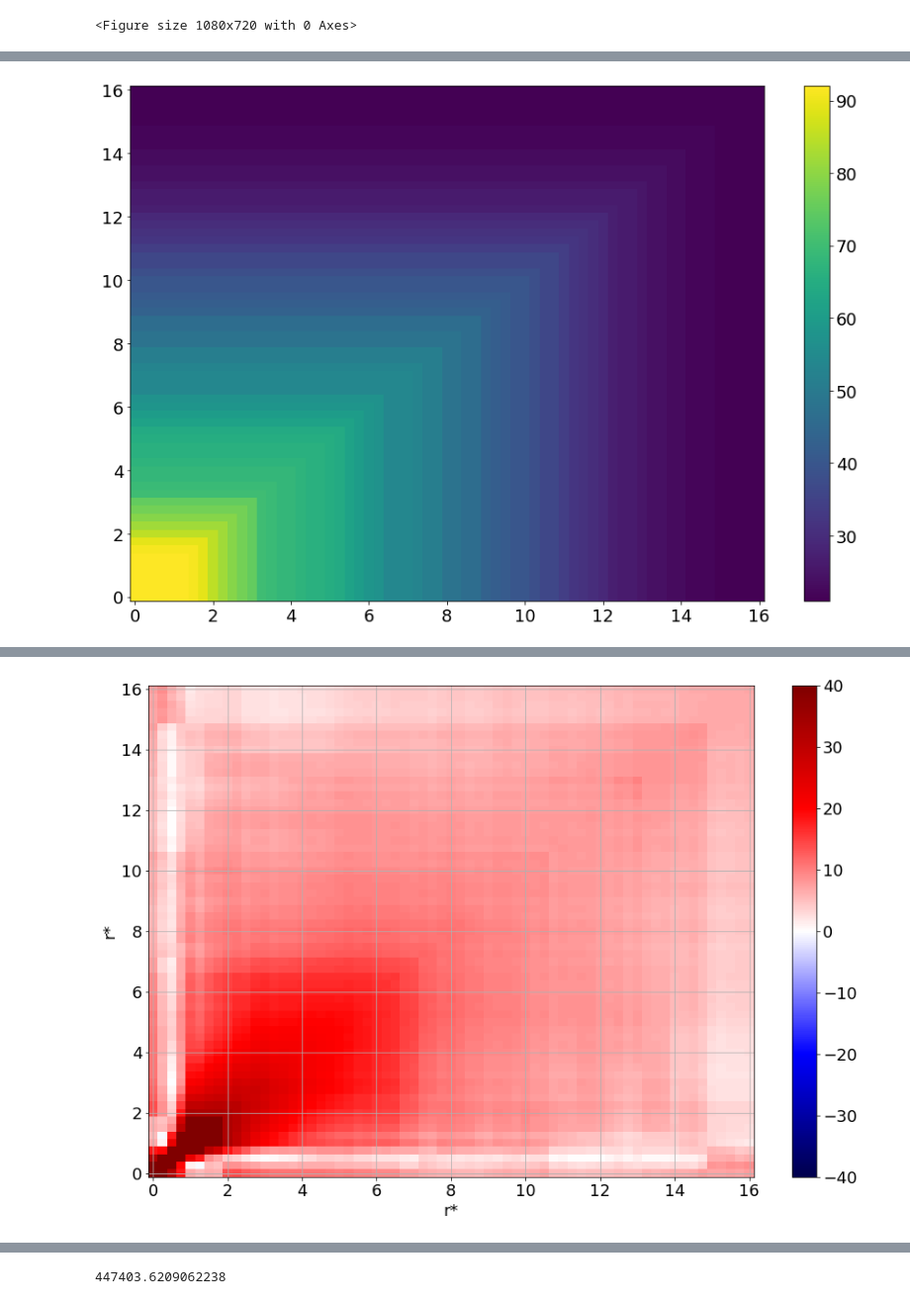
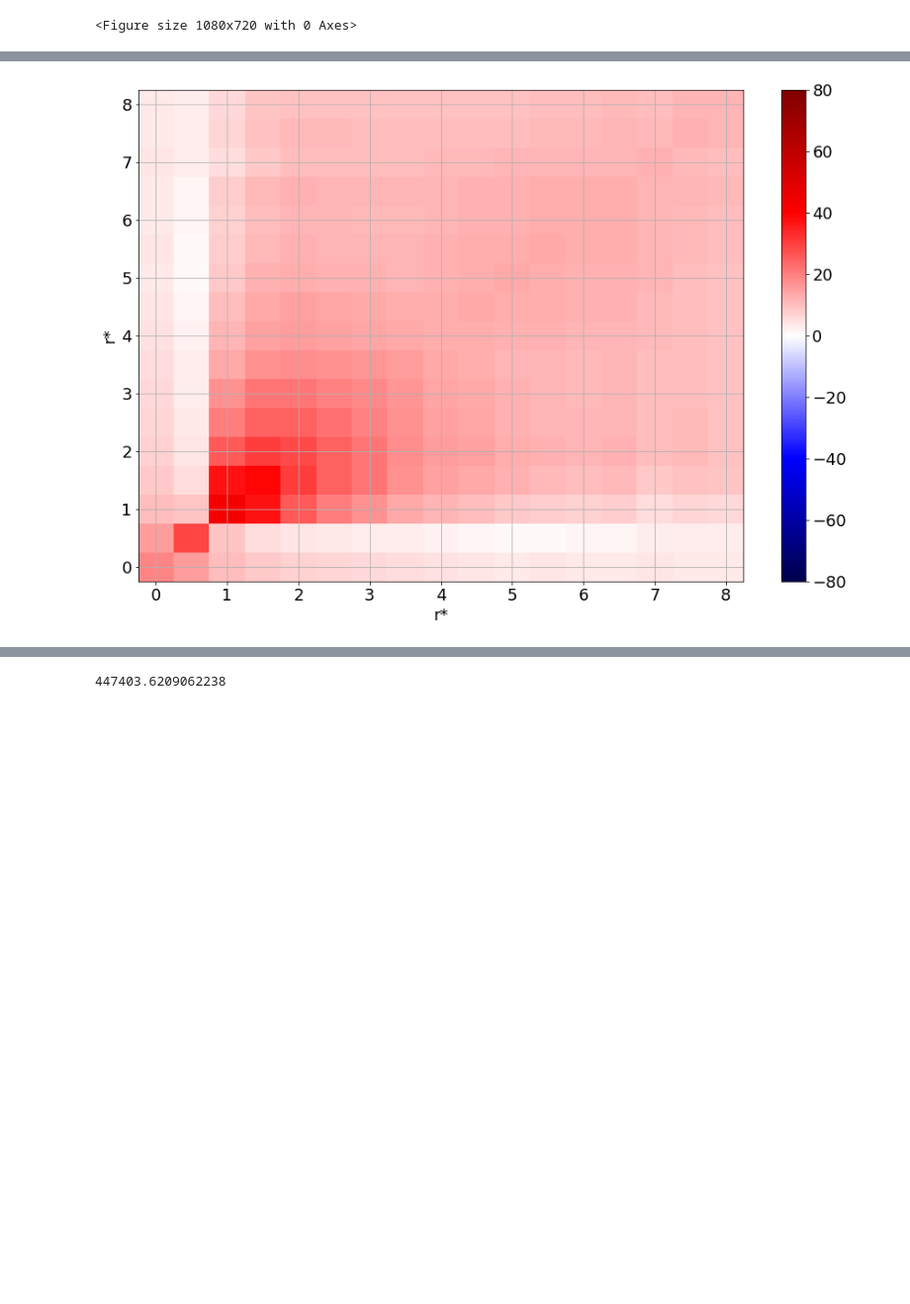
Before and after one commit to Arthur117/bigData2022_covariance, a Jupyter notebook: cov_mat_by_cat_1D.ipynb, the cells around one changed output, grey strips where cells are left out. Shown at 99% size. Drawn from its saved outputs; the diff is of its cells as text; code cells hidden in the pictures; blank space fills up the shorter version.

```diff
--- a/cov_mat_by_cat_1D.ipynb
+++ b/cov_mat_by_cat_1D.ipynb
@@ -41,12 +41,12 @@ mpl.rcParams['axes.facecolor'] = 'white'
 mpl.rcParams['figure.facecolor'] = 'white'
 # %%
 ### PARAMS
-PARAMS = {'save_figs': True
+PARAMS = {'save_figs': False
          }
 
 ### PATHS
 dir_path = '/home/arthur/data/cyclobs/centered_rotated_files_06012022/clean_dataset/zarr_data/'
-save_dir = '/home/arthur/results/bigData2022_covariance/v4/'
+save_dir = '/home/arthur/results/bigData2022_covariance/v6/'
 filename = 'tc_sar_data.zarr'
 
 ### OPEN FILES
@@ -87,7 +88,7 @@ Data variables: (12/35)
 # %%
 ### CONVERT TO POLAR R* GRID AND CONCATENATE
 listOfDatasets  = []
-r_ref_ax        = du.create_reference_axis(size=16, interval=0.25)
+r_ref_ax        = du.create_reference_axis(size=8, interval=0.5)
 th_ref_ax       = du.create_reference_axis(size=360, interval=5)
 crop_thresh     = 300000
 
@@ -117,7 +118,7 @@ Converting to polar coordinates...
 ### SAVE DATASET
 # ds_polar_all.to_netcdf('/home/arthur/results/bigData2022_covariance/ds_polar_all.nc')
 ### LOAD DATASET IF PRESENT
-ds_polar_all = xr.open_dataset('/home/arthur/results/bigData2022_covariance/ds_polar_all.nc')
+# ds_polar_all = xr.open_dataset('/home/arthur/results/bigData2022_covariance/ds_polar_all.nc')
 # %%
 for cat, ds_cat in ds_polar_all.groupby('cat'):
     ### MEAN
@@ -154,16 +155,16 @@ for cat, ds_cat in ds_1D.groupby('cat'):
 
     # Display covariance matrix
     plt.clf()
-    norm = mpl.colors.TwoSlopeNorm(vmin=-40, vcenter=0, vmax=40)
+    norm = mpl.colors.TwoSlopeNorm(vmin=-80, vcenter=0, vmax=80)
     plt.pcolormesh(ds_1D['r*'], ds_1D['r*'], COV_MAT_CAT[cat], cmap='seismic', norm=norm);plt.colorbar();plt.grid()
     plt.xlabel('r*');plt.ylabel('r*')
     if PARAMS['save_figs']: plt.savefig(save_dir + 'cov_mat_cat%i_orderBy_r'%cat)
     plt.show()
 
     # Display valid values
-    product[~np.isnan(product)] = 1
-    valid_values = np.nansum(product, axis=0)
-    plt.pcolormesh(ds_1D['r*'], ds_1D['r*'], valid_values);plt.colorbar()
-    if PARAMS['save_figs']: plt.savefig(save_dir + 'nb_of_valid_pixels_r_cat%i'%cat)
-    plt.show()
+    # product[~np.isnan(product)] = 1
+    # valid_values = np.nansum(product, axis=0)
+    # plt.pcolormesh(ds_1D['r*'], ds_1D['r*'], valid_values);plt.colorbar()
+    # if PARAMS['save_figs']: plt.savefig(save_dir + 'nb_of_valid_pixels_r_cat%i'%cat)
+    # plt.show()
 # %% [output]
@@ -171 +172 @@ for cat, ds_cat in ds_1D.groupby('cat'):
-[figure, old version]
+[figure, new version]
@@ -176 +176,0 @@ for cat, ds_cat in ds_1D.groupby('cat'):
-[figure, removed]
```
Also changed, not shown: parts of 24 cells of this notebook.
